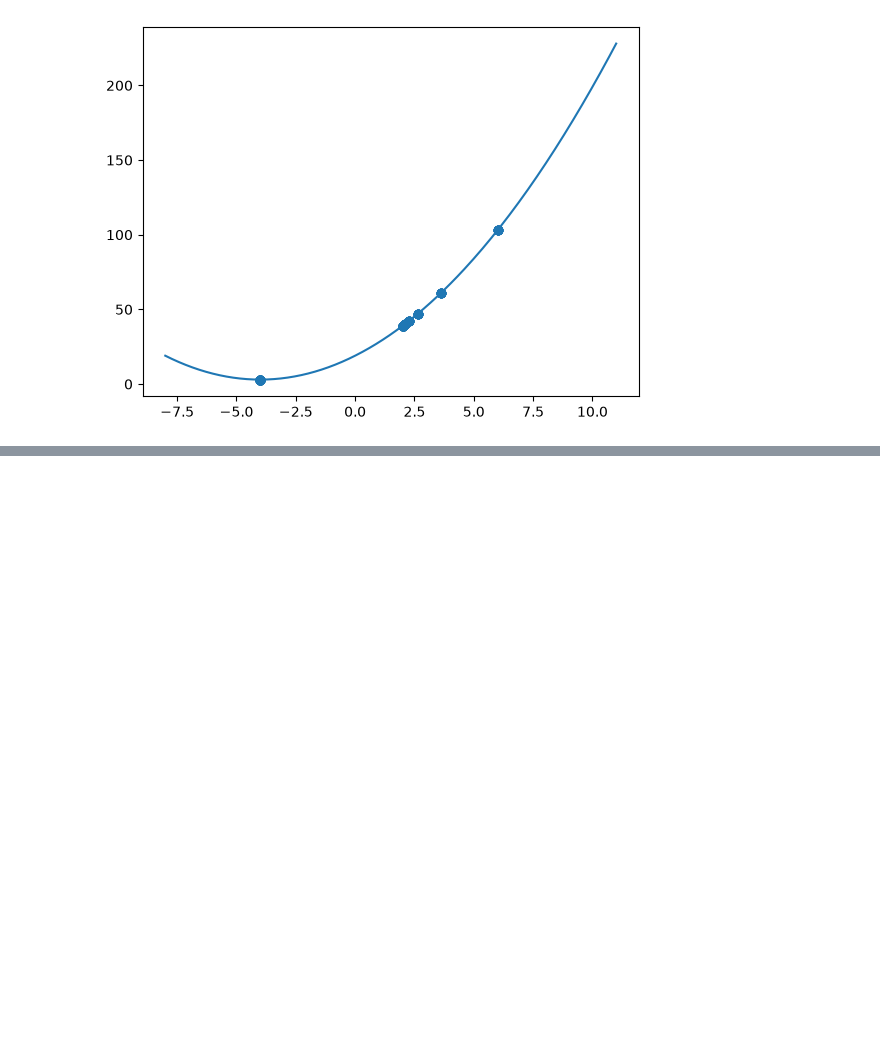
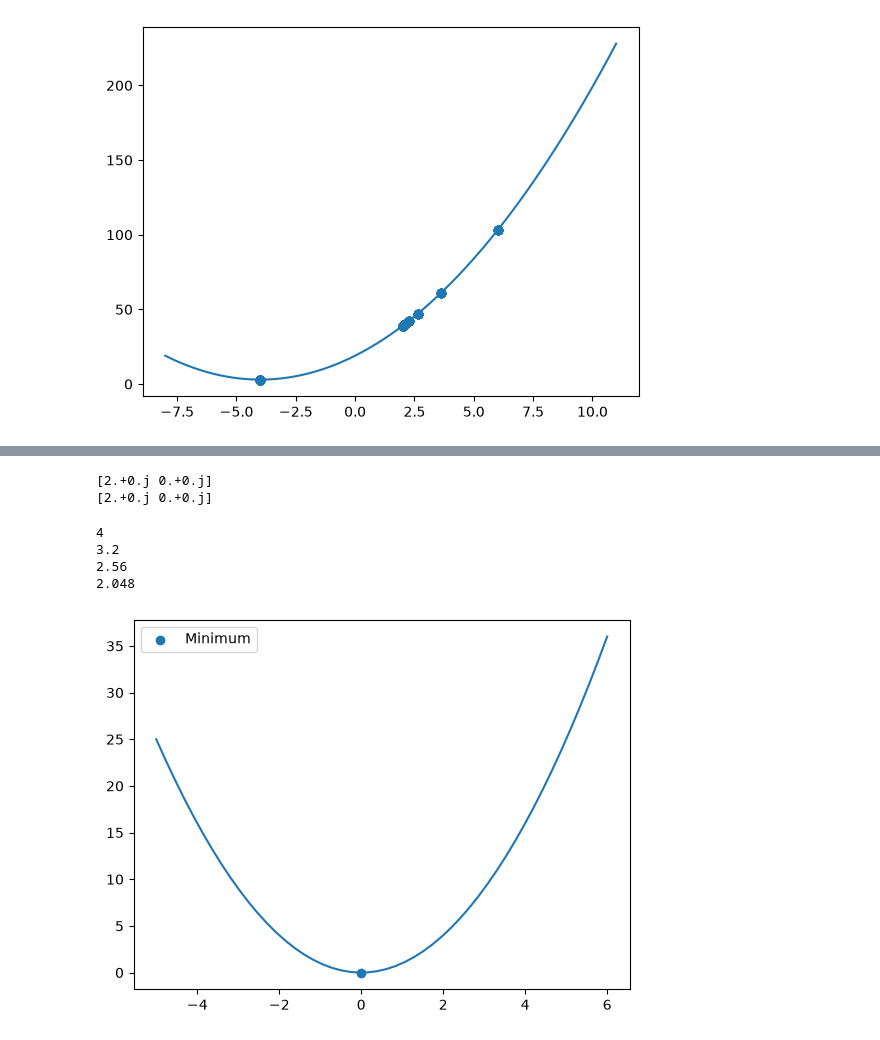
Before and after one commit to fayaspsulfikkar/daily-ml-practice, a Jupyter notebook: Learning/Week 5/05. Assessments/Pass1.ipynb, the cells around one changed output, grey strips where cells are left out. Cells and saved outputs as stored; diff of their text form; code cells hidden in the pictures; blank space fills up the shorter version.

```diff
--- a/Learning/Week 5/05. Assessments/Pass1.ipynb
+++ b/Learning/Week 5/05. Assessments/Pass1.ipynb
@@ -415,0 +484,13 @@ def aplh(x):
+# %%
+A = np.diag([2,4])
+
+val, vec = np.linalg.eig(A)
+
+v = vec[:,0]
+lam = val[0]
+
+print(A@v)
+print(lam*v)
+# %% [output]
+[2.+0.j 0.+0.j]
+[2.+0.j 0.+0.j]
@@ -415,0 +499,29 @@ def aplh(x):
+# %%
+def f(x):
+    return x**2
+
+x_ssy = sp.symbols('x')
+f_exprr = x_ssy ** 2
+d_exprr = sp.diff(f_exprr, x_ssy)
+
+def d(x):
+    return 2*x
+
+x=4
+alpha = 0.1
+n = 3
+xs = [x]
+
+for i in range(n):
+    derv = d(x)
+    x_new = x - alpha * derv
+    x = x_new
+    xs.append(x)
+
+for i in range(len(xs)):
+    print(xs[i])
+# %% [output]
+4
+3.2
+2.56
+2.048
@@ -415,0 +530,14 @@ def aplh(x):
+# %%
+def f(x):
+    return x**2
+
+x_values = (np.linspace(-5,6))
+y_values = np.array(f(x_values))
+
+plt.plot(x_values,y_values)
+plt.scatter(0,0, label="Minimum")
+plt.legend()
+
+plt.show()
+# %% [output]
+[figure, added]
```
Also changed, not shown: parts of 16 cells of this notebook, 8 other files.
